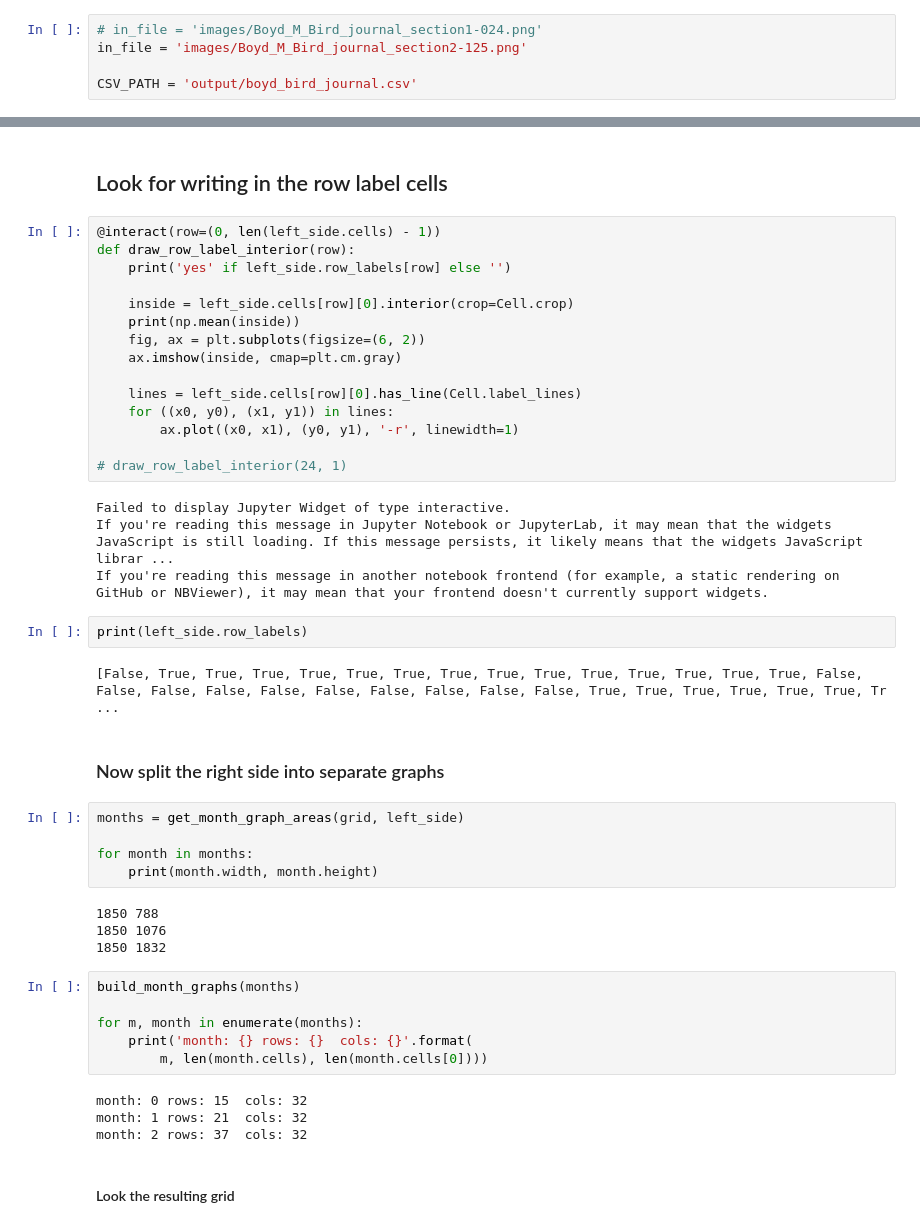
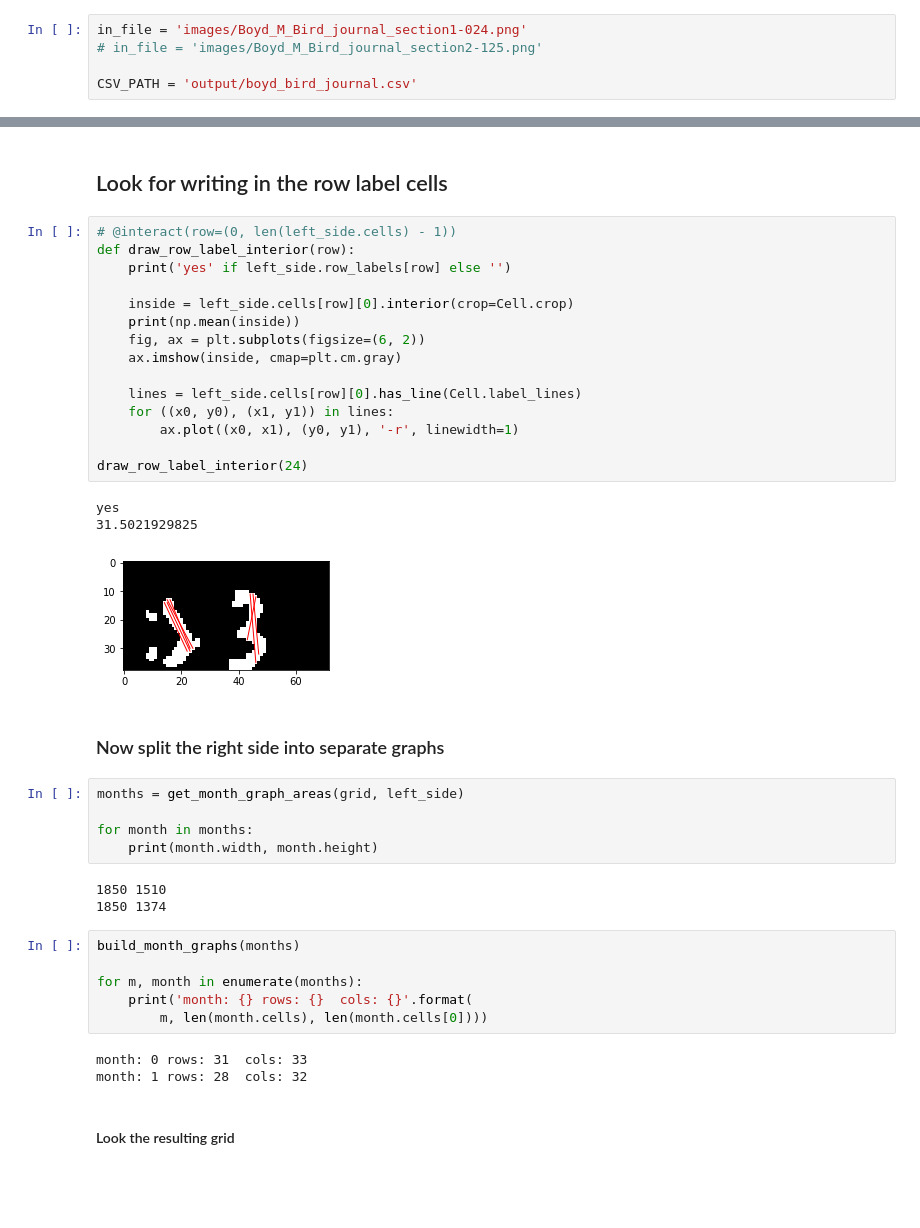
Before and after one commit to rafelafrance/boyd-bird-journal, a Jupyter notebook: experiments_for_boyd_journal_extraction.ipynb, the cells around one changed output, grey strips where cells are left out. Saved outputs shown, nothing was run; the diff lists cells and outputs as text; blank space fills up the shorter version.

Commit message:
Update notebook output

```diff
--- a/experiments_for_boyd_journal_extraction.ipynb
+++ b/experiments_for_boyd_journal_extraction.ipynb
@@ -87,8 +87,8 @@ from boyd_journal_extraction import get_month_graph_areas, build_month_graphs
 from boyd_journal_extraction import init_csv_file, output_results, process_image
 from boyd_journal_extraction import get_left_side
 # %%
-# in_file = 'images/Boyd_M_Bird_journal_section1-024.png'
-in_file = 'images/Boyd_M_Bird_journal_section2-125.png'
+in_file = 'images/Boyd_M_Bird_journal_section1-024.png'
+# in_file = 'images/Boyd_M_Bird_journal_section2-125.png'
 
 CSV_PATH = 'output/boyd_bird_journal.csv'
 # %% [markdown]
@@ -165,28 +163,24 @@ for ((x0, y0), (x1, y1)) in left_side.vert.lines:
 # %% [markdown]
 ## Look for writing in the row label cells
 # %%
-@interact(row=(0, len(left_side.cells) - 1))
+# @interact(row=(0, len(left_side.cells) - 1))
 def draw_row_label_interior(row):
     print('yes' if left_side.row_labels[row] else '')
 
     inside = left_side.cells[row][0].interior(crop=Cell.crop)
     print(np.mean(inside))
     fig, ax = plt.subplots(figsize=(6, 2))
     ax.imshow(inside, cmap=plt.cm.gray)
 
     lines = left_side.cells[row][0].has_line(Cell.label_lines)
     for ((x0, y0), (x1, y1)) in lines:
         ax.plot((x0, x1), (y0, y1), '-r', linewidth=1)
 
-# draw_row_label_interior(24, 1)
+draw_row_label_interior(24)
 # %% [output]
-Failed to display Jupyter Widget of type interactive.
-If you're reading this message in Jupyter Notebook or JupyterLab, it may mean that the widgets JavaScript is still loading. If this message persists, it likely means that the widgets JavaScript librar ...
-If you're reading this message in another notebook frontend (for example, a static rendering on GitHub or NBViewer), it may mean that your frontend doesn't currently support widgets.
+yes
+31.5021929825
+[figure, added]
-# %%
-print(left_side.row_labels)
-# %% [output]
-[False, True, True, True, True, True, True, True, True, True, True, True, True, True, True, False, False, False, False, False, False, False, False, False, False, True, True, True, True, True, True, Tr ...
 # %% [markdown]
 ### Now split the right side into separate graphs
 # %%
@@ -195,9 +189,8 @@ months = get_month_graph_areas(grid, left_side)
 for month in months:
     print(month.width, month.height)
 # %% [output]
-1850 788
-1850 1076
-1850 1832
+1850 1510
+1850 1374
 # %%
 build_month_graphs(months)
 
@@ -205,9 +198,8 @@ for m, month in enumerate(months):
     print('month: {} rows: {}  cols: {}'.format(
         m, len(month.cells), len(month.cells[0])))
 # %% [output]
-month: 0 rows: 15  cols: 32
-month: 1 rows: 21  cols: 32
-month: 2 rows: 37  cols: 32
+month: 0 rows: 31  cols: 33
+month: 1 rows: 28  cols: 32
 # %% [markdown]
 #### Look the resulting grid
 # %%
```
Also changed, not shown: parts of 10 cells of this notebook.
